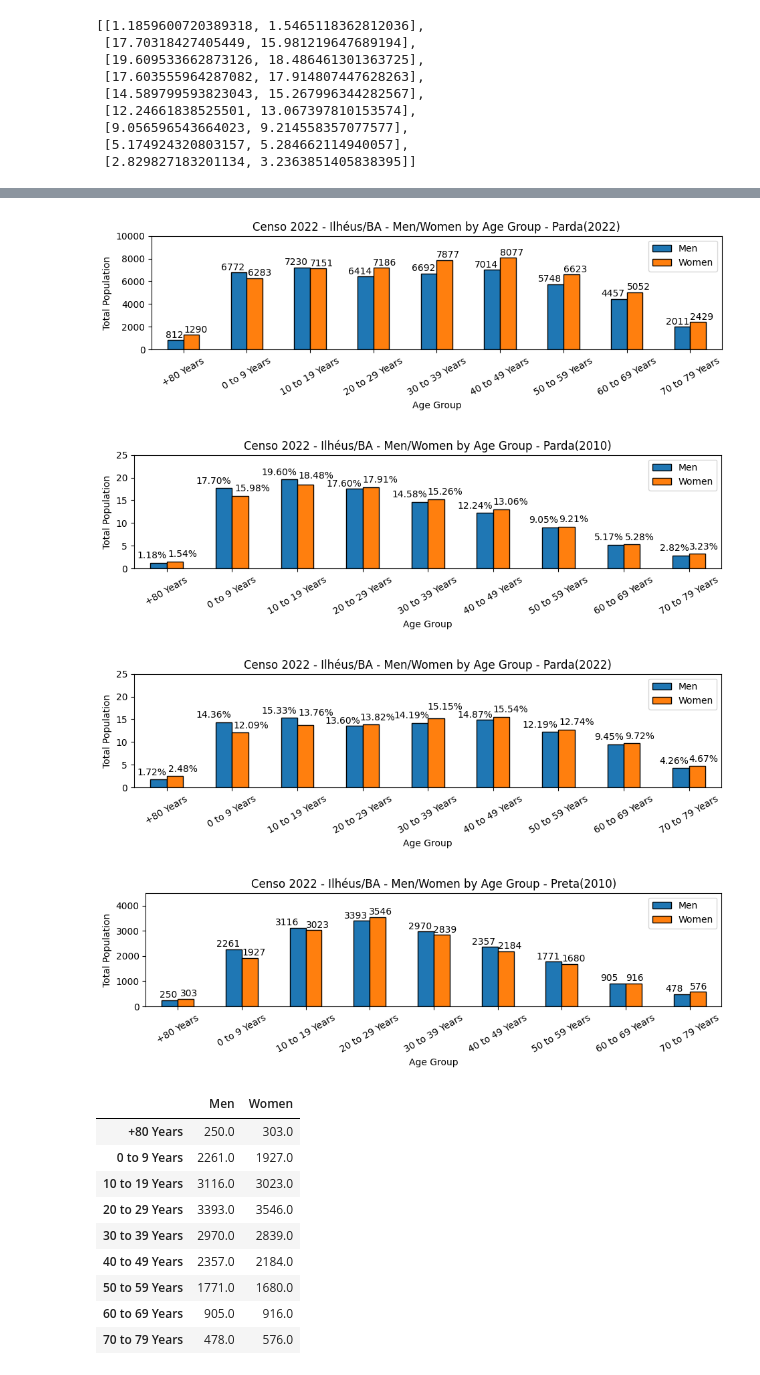
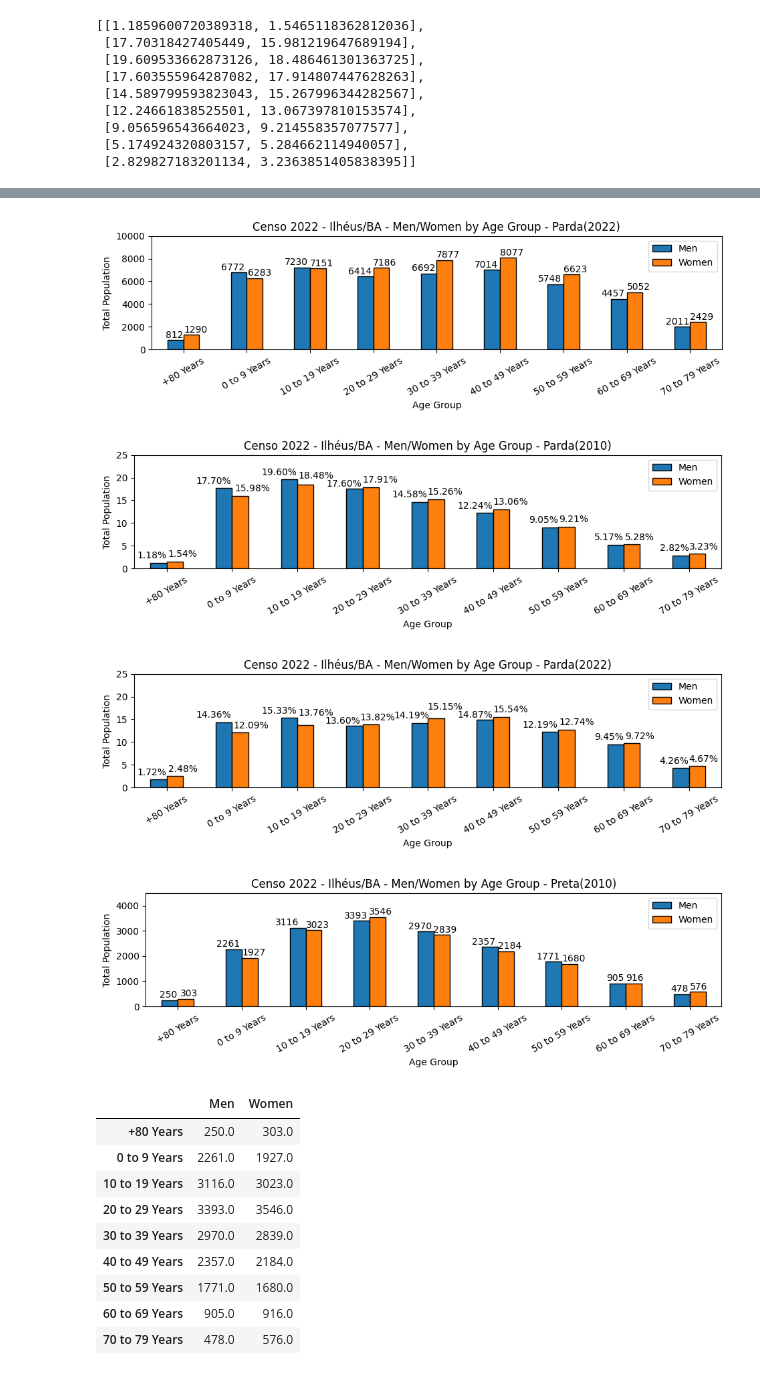
Before and after one commit to russopaulo/Censo_Ilheus_AI_immersion, a Jupyter notebook: Ilheus_Censo_2022(2024_study).ipynb, the cells around one changed output, grey strips where cells are left out. Cells and saved outputs as stored; diff of their text form; code cells hidden in the pictures.

```diff
--- a/Ilheus_Censo_2022(2024_study).ipynb
+++ b/Ilheus_Censo_2022(2024_study).ipynb
@@ -1309,7 +1299,7 @@ plt.text(5.6, 4927, '4727'), plt.text(6.0, 5342, '5142'), plt.text(6.6, 2901, '2
 plt.text(7.62, 1677, '1477'), plt.text(8.0, 2006, '1806')
 plt.show()
 
-
+print('\n')
 
 #Generate 2 small views to get the values for the plot Parda 2022
 parda_men_values_2022 = list(pop_age_race[(pop_age_race['ano'] == 2022) & (pop_age_race['cor_raca'] == 'Parda') &
@@ -1342,6 +1332,8 @@ plt.text(3.6, 6892, '6692'), plt.text(3.99, 8077, '7877'), plt.text(4.6, 7214, '
 plt.text(5.6, 5948, '5748'), plt.text(6.0, 6823, '6623'), plt.text(6.6, 4657, '4457'), plt.text(7.0, 5252, '5052')
 plt.text(7.62, 2211, '2011'), plt.text(8.0, 2629, '2429')
 plt.show()
+print('\n')
+print('\n')
 
 
 #Parda 2010 in %
@@ -1373,7 +1365,7 @@ plt.text(3.45, 15.68, '14.58%'), plt.text(3.99, 16.26, '15.26%'), plt.text(4.45,
 plt.text(5.55, 10.05, '9.05%'), plt.text(6.01, 10.21, '9.21%'), plt.text(6.55, 6.17, '5.17%'), plt.text(7.02, 6.28, '5.28%')
 plt.text(7.55, 3.82, '2.82%'), plt.text(8.0, 4.23, '3.23%')
 plt.show()
-
+print('\n')
 
 
 #Parda 2022 in %
@@ -1405,7 +1397,7 @@ plt.text(3.48, 15.25, '14.19%'), plt.text(3.99, 17.15, '15.15%'), plt.text(4.45,
 plt.text(5.45, 13.19, '12.19%'), plt.text(6.01, 13.74, '12.74%'), plt.text(6.55, 10.45, '9.45%'), plt.text(7.02, 10.72, '9.72%')
 plt.text(7.55, 5.26, '4.26%'), plt.text(8.0, 5.67, '4.67%')
 plt.show()
-
+print('\n')
 
 
 
@@ -1436,10 +1428,11 @@ pop_age_race_preta_2010_df.plot(kind='bar',
 plt.text(-0.28, 350, '250'), plt.text(0.04, 403, '303'), plt.text(0.6, 2361, '2261'), plt.text(1.01, 2027, '1927')
 plt.text(1.52, 3216, '3116') , plt.text(2.0, 3123, '3023'), plt.text(2.6, 3493, '3393'), plt.text(2.99, 3646, '3546')
 plt.text(3.6, 3070, '2970'), plt.text(3.99, 2939, '2839'), plt.text(4.6, 2457, '2357'), plt.text(5.0, 2284, '2184')
-plt.text(5.6, 1871, '1771'), plt.text(6.0, 1780, '1680'), plt.text(6.6, 1005, '905'), plt.text(7.0, 1016, '916')
-plt.text(7.62, 578, '478'), plt.text(8.0, 676, '576')
+plt.text(5.6, 1871, '1771'), plt.text(6.0, 1780, '1680'), plt.text(6.7, 1005, '905'), plt.text(7.0, 1016, '916')
+plt.text(7.7, 578, '478'), plt.text(8.0, 676, '576')
 
 plt.show()
+print('\n')
 
 pop_age_race_preta_2010_df
 
@@ -1466,34 +1459,34 @@ pop_age_race_preta_2010_df
 #pop_age_race[(pop_age_race['ano'] == 2010) &
 # (pop_age_race['cor_raca'] == 'Amarela') &
 # (pop_age_race['sexo'] == 'Women')][['grupo_idade_corr', 'sexo', 'populacao_residente']]
 
 #Create a plot based on the data
 #pop_age_race_amarela_2010 =  pd.DataFrame(data=[[5.0, 11.0], [142.0, 128.0], [158.0, 182.0], [164.0, 235.0],
 #                                  [127.0, 166.0], [92.0, 136.0], [44.0, 73.0], [24.0, 28.0], [20.0, 20.0]],
 #                                  columns=['Men', 'Women'],
 #                                  index=age_range_every_10_years_list).plot(kind='bar',
 #                                                  ylabel='Total Population',
 #                                                  xlabel='Age Group',
 #                                                  figsize=(11.225,2.2),
 #                                                  ylim=(0, 300),
 #                                                  title='Censo 2022 - Ilhéus/BA - Men/Women by Age Group - Amarela(2010)',
 #                                                  rot=30,
 #                                                  edgecolor='black',
 #                                                  )
 
 
 #plt.text(-0.15, 15, '5'), plt.text(0.05, 20, '11'), plt.text(0.72, 150, '142'), plt.text(1.01, 135, '128')
 #plt.text(1.70, 165, '158') , plt.text(2.0, 190, '182'), plt.text(2.71, 170, '164'), plt.text(2.99, 243, '235')
 #plt.text(3.71, 137, '127'), plt.text(3.99, 176, '166'), plt.text(4.78, 102, '92'), plt.text(5.0, 146, '136')
 #plt.text(5.77, 54, '44'), plt.text(6.05, 83, '73'), plt.text(6.77, 34, '24'), plt.text(7.05, 38, '28')
 #plt.text(7.77, 30, '20'), plt.text(8.02, 30, '20')
 #plt.show()
 # %% [output]
 [figure]
 [figure]
 [figure]
 [figure]
-[figure, old version]
+[figure, new version]
 |  | Men | Women |
 | +80 Years | 250.0 | 303.0 |
 | 0 to 9 Years | 2261.0 | 1927.0 |
```
Also changed, not shown: parts of 6 cells of this notebook.
